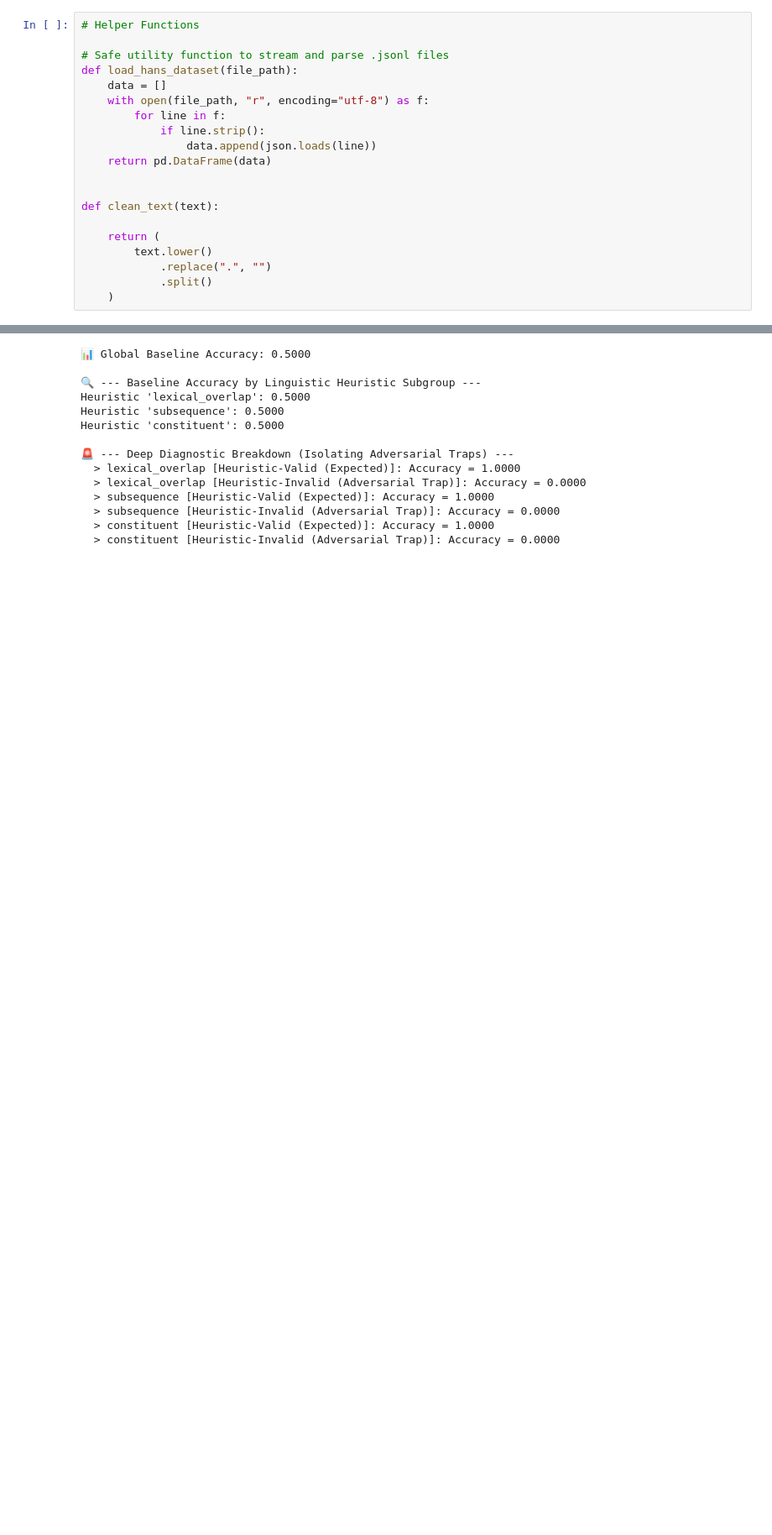
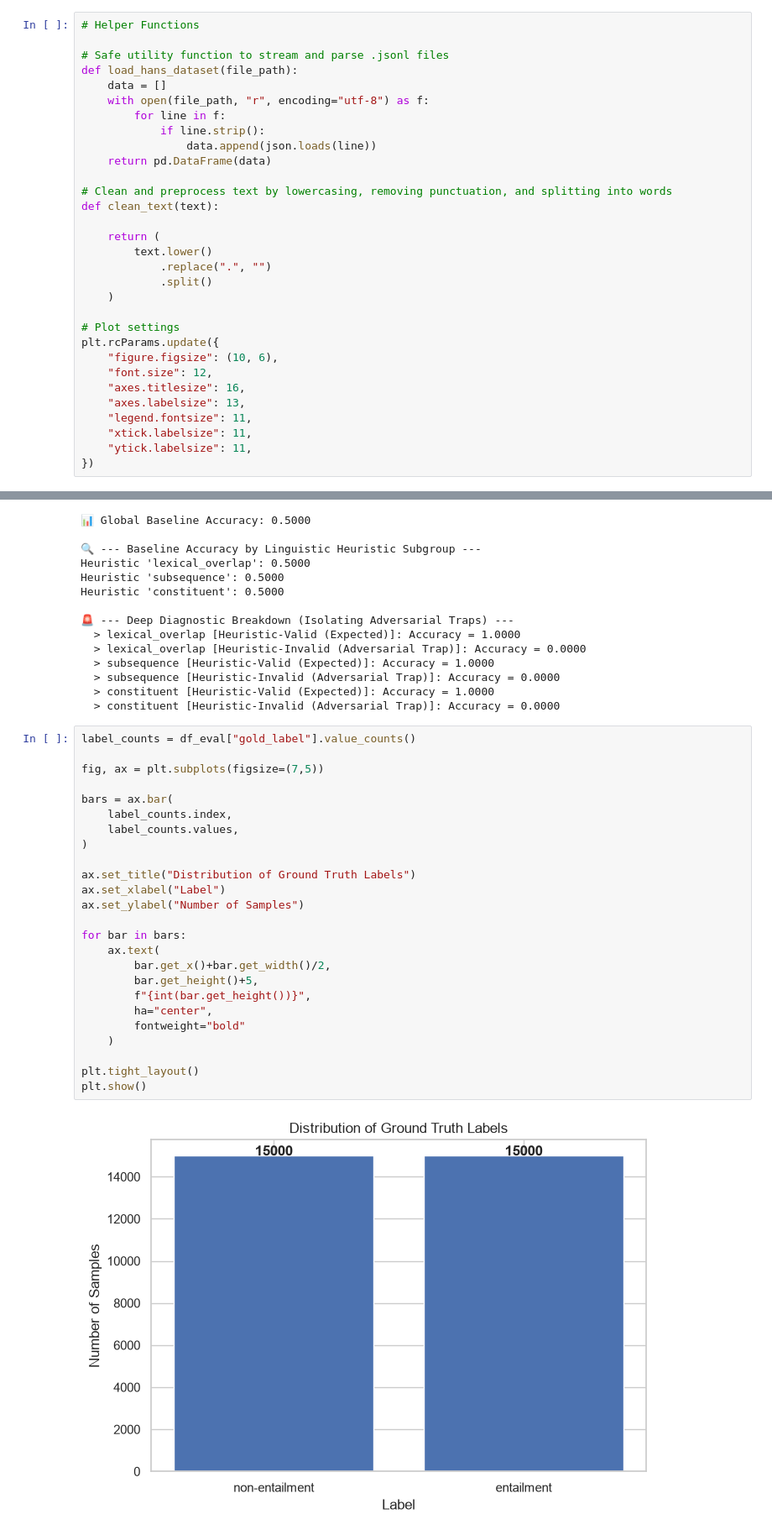
Before and after one commit to Weegoos/nli-heuristic-bias-diagnosis, a Jupyter notebook: hans-nli-bias-analysis.ipynb, the cells around one changed output, grey strips where cells are left out. Shown at 84% size. Drawn from its saved outputs; the diff is of its cells as text; blank space fills up the shorter version.

Commit message:
added graphs/figures

```diff
--- a/hans-nli-bias-analysis.ipynb
+++ b/hans-nli-bias-analysis.ipynb
@@ -113,7 +114,7 @@ def load_hans_dataset(file_path):
                 data.append(json.loads(line))
     return pd.DataFrame(data)
 
-
+# Clean and preprocess text by lowercasing, removing punctuation, and splitting into words
 def clean_text(text):
 
     return (
@@ -121,6 +122,17 @@ def clean_text(text):
             .replace(".", "")
             .split()
     )
+
+# Plot settings
+plt.rcParams.update({
+    "figure.figsize": (10, 6),
+    "font.size": 12,
+    "axes.titlesize": 16,
+    "axes.labelsize": 13,
+    "legend.fontsize": 11,
+    "xtick.labelsize": 11,
+    "ytick.labelsize": 11,
+})
 # %% [markdown]
 ### Load HANS Dataset
 # %%
@@ -234,6 +246,33 @@ Heuristic 'constituent': 0.5000
   > subsequence [Heuristic-Invalid (Adversarial Trap)]: Accuracy = 0.0000
   > constituent [Heuristic-Valid (Expected)]: Accuracy = 1.0000
   > constituent [Heuristic-Invalid (Adversarial Trap)]: Accuracy = 0.0000
+# %%
+label_counts = df_eval["gold_label"].value_counts()
+
+fig, ax = plt.subplots(figsize=(7,5))
+
+bars = ax.bar(
+    label_counts.index,
+    label_counts.values,
+)
+
+ax.set_title("Distribution of Ground Truth Labels")
+ax.set_xlabel("Label")
+ax.set_ylabel("Number of Samples")
+
+for bar in bars:
+    ax.text(
+        bar.get_x()+bar.get_width()/2,
+        bar.get_height()+5,
+        f"{int(bar.get_height())}",
+        ha="center",
+        fontweight="bold"
+    )
+
+plt.tight_layout()
+plt.show()
+# %% [output]
+[figure, added]
 # %% [markdown]
 ### Baseline Model
 
```
Also changed, not shown: parts of 7 cells of this notebook.
